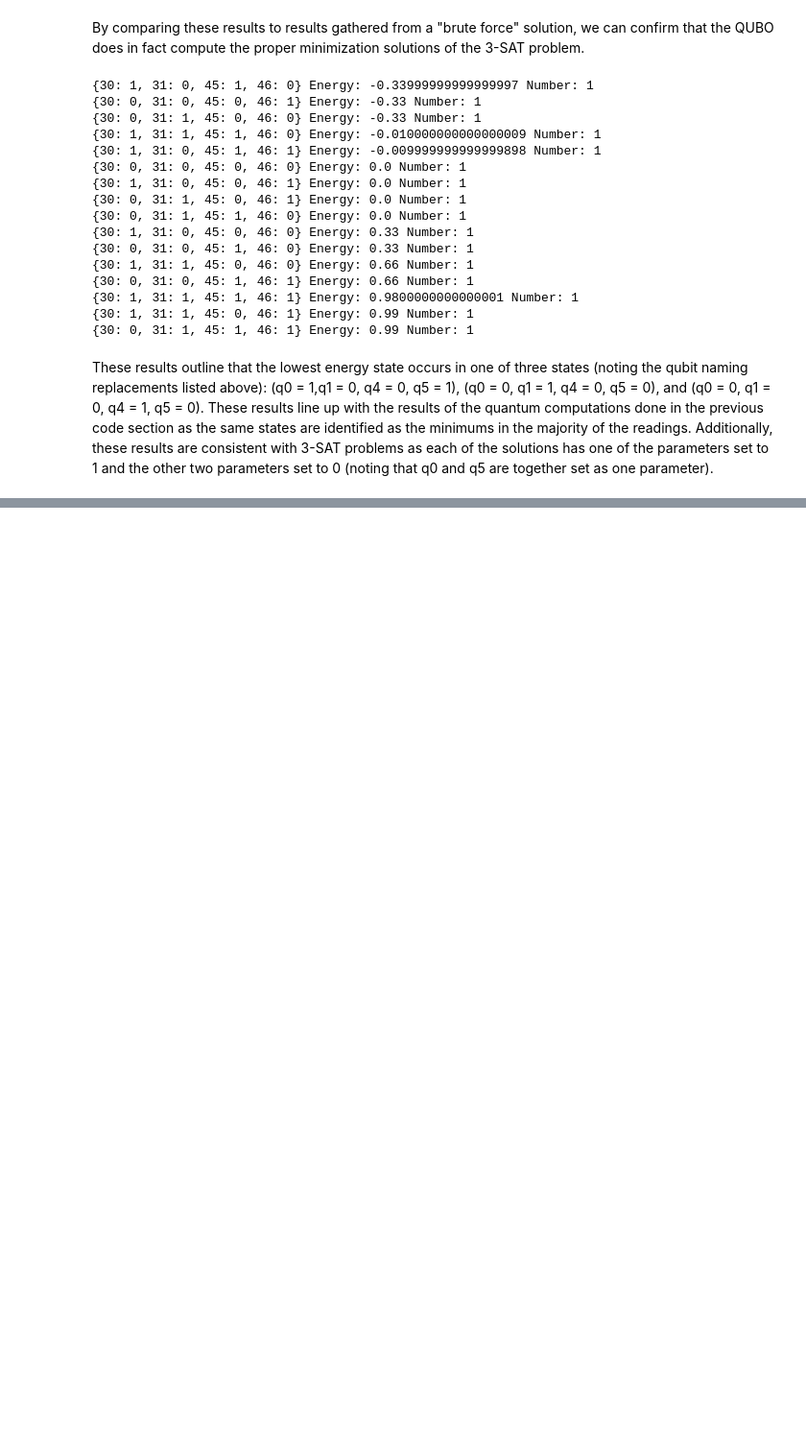
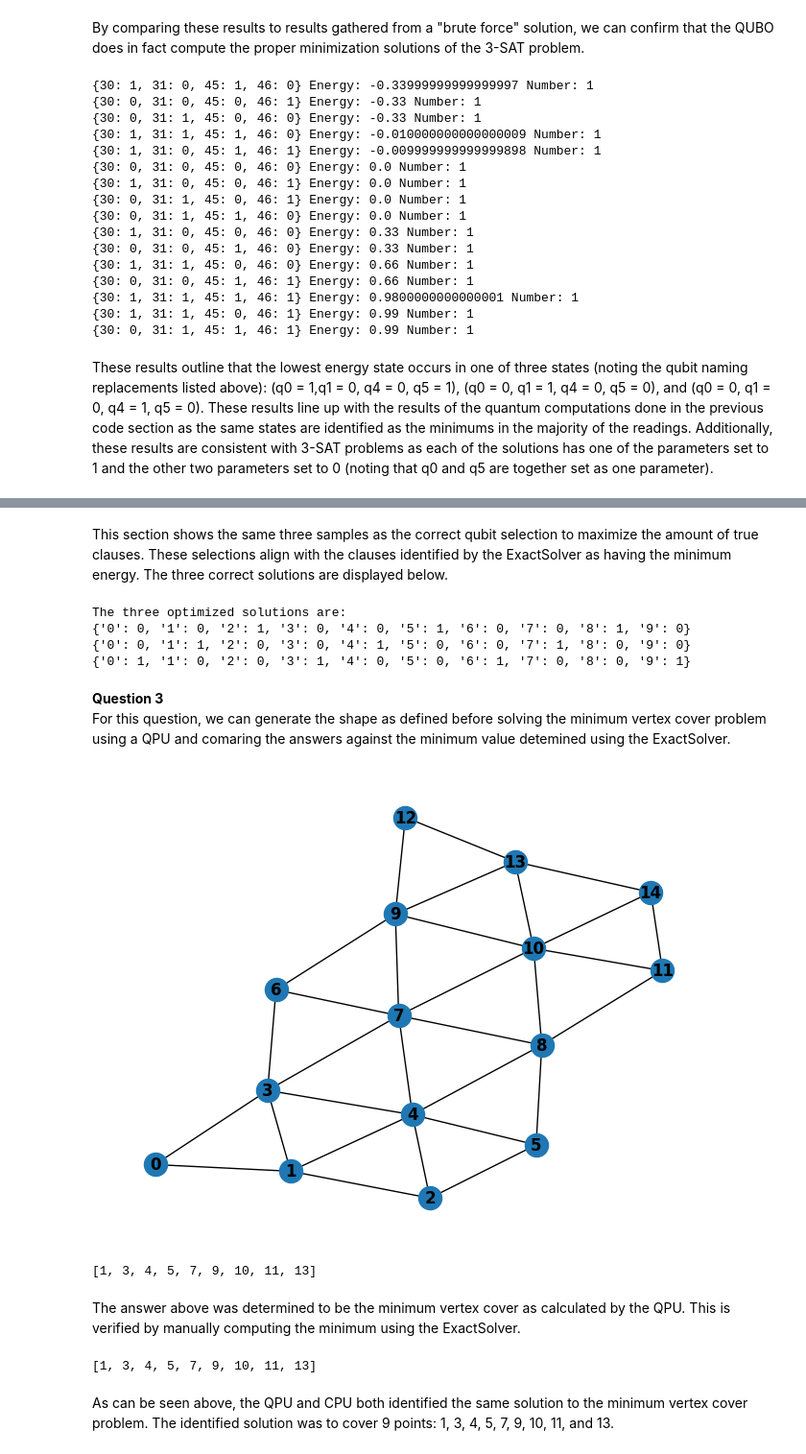
Before and after one commit to bmack1881/phys223_dwave, a Jupyter notebook: Assignment_6.ipynb, the cells around one changed output, grey strips where cells are left out. Shown at 96% size. Drawn from its saved outputs; the diff is of its cells as text; code cells hidden in the pictures; blank space fills up the shorter version.

```diff
--- a/Assignment_6.ipynb
+++ b/Assignment_6.ipynb
@@ -90,0 +142,36 @@ def
+# %% [markdown]
+This section shows the same three samples as the correct qubit selection to maximize the amount of true clauses. These selections align with the clauses identified by the ExactSolver as having the minimum energy. The three correct solutions are displayed below.
+# %%
+best2 = rQC2.lowest()
+print("The three optimized solutions are:")
+for sample in best2:
+    print(sample)
+# %% [output]
+The three optimized solutions are:
+{'0': 0, '1': 0, '2': 1, '3': 0, '4': 0, '5': 1, '6': 0, '7': 0, '8': 1, '9': 0}
+{'0': 0, '1': 1, '2': 0, '3': 0, '4': 1, '5': 0, '6': 0, '7': 1, '8': 0, '9': 0}
+{'0': 1, '1': 0, '2': 0, '3': 1, '4': 0, '5': 0, '6': 1, '7': 0, '8': 0, '9': 1}
+# %% [markdown]
+**Question 3** <br/>
+For this question, we can generate the shape as defined before solving the minimum vertex cover problem using a QPU and comaring the answers against the minimum value detemined using the ExactSolver.
+# %%
+G=nx.triangular_lattice_graph(4, 4)
+G=nx.convert_node_labels_to_integers(G)
+nx.draw(G, with_labels=True, font_weight= 'bold')
+plt.savefig('graph_A6.pdf')
+# %% [output]
+[figure, added]
+# %%
+sol = dnx.min_vertex_cover(G, sampler2_2000)
+print(sol)
+# %% [output]
+[1, 3, 4, 5, 7, 9, 10, 11, 13]
+# %% [markdown]
+The answer above was determined to be the minimum vertex cover as calculated by the QPU. This is verified by manually computing the minimum using the ExactSolver.
+# %%
+sol2 = dnx.min_vertex_cover(G, TestCPU)
+print(sol2)
+# %% [output]
+[1, 3, 4, 5, 7, 9, 10, 11, 13]
+# %% [markdown]
+As can be seen above, the QPU and CPU both identified the same solution to the minimum vertex cover problem. The identified solution was to cover 9 points: 1, 3, 4, 5, 7, 9, 10, 11, and 13.
```
Also changed, not shown: parts of 19 cells of this notebook.
